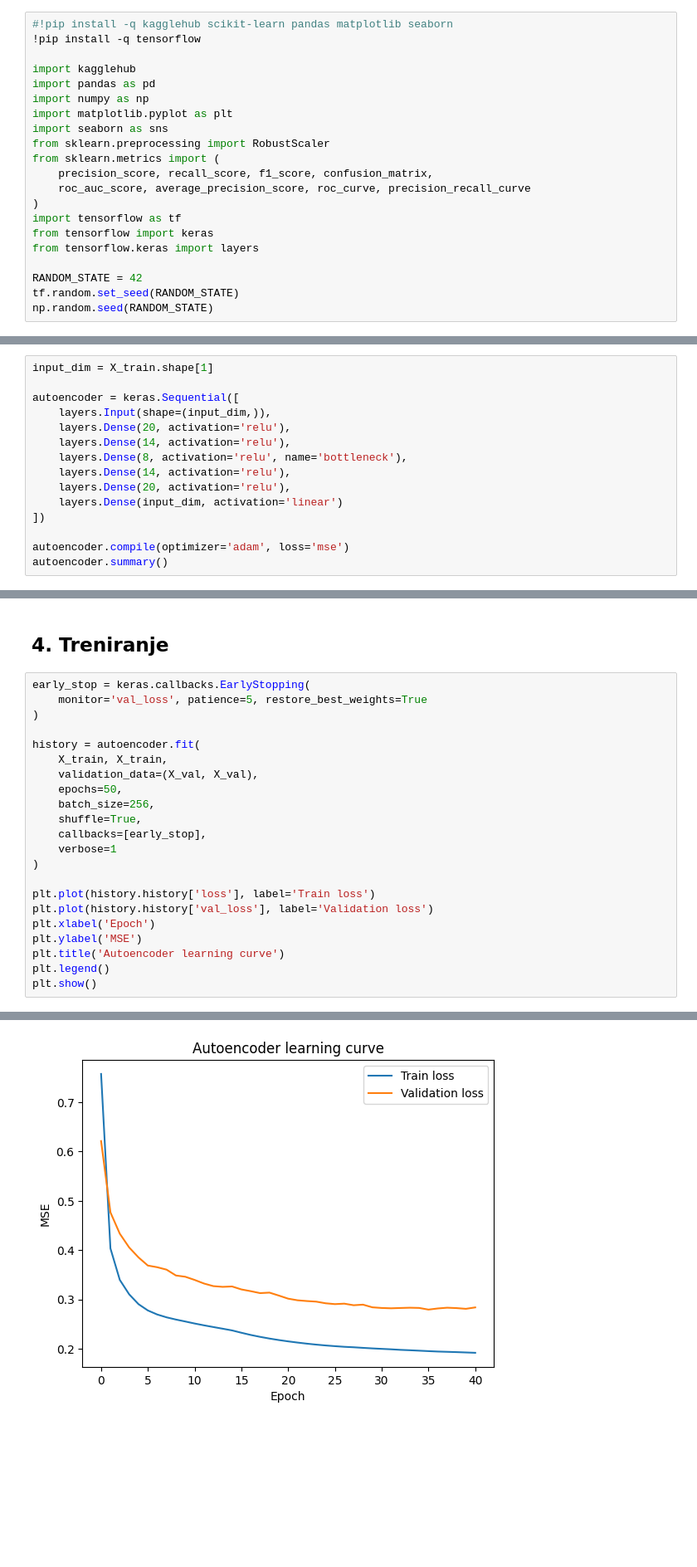
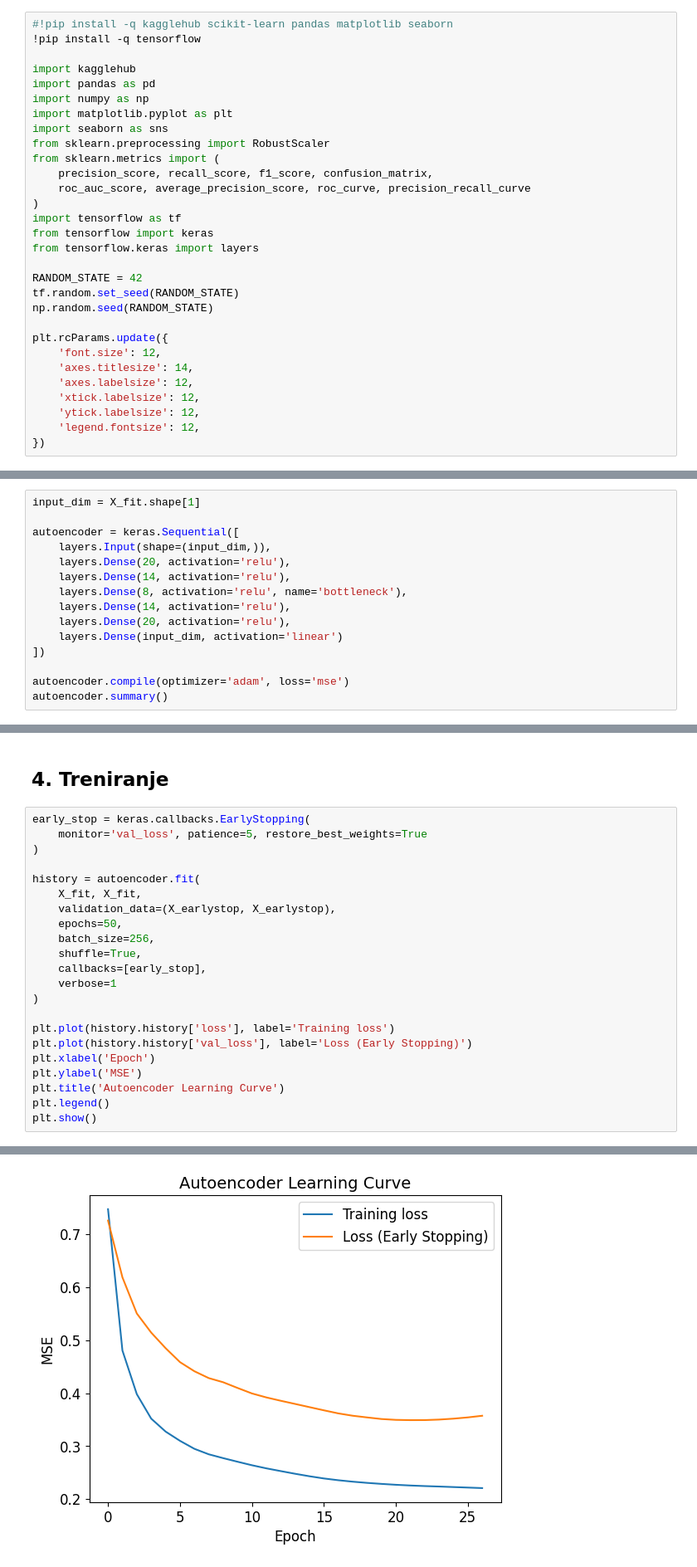
Before and after one commit to klarastankovic/anomaly-detection, a Jupyter notebook: autoencoder/autoencoder_keras_tensor.ipynb, the cells around one changed output, grey strips where cells are left out. Shown at 83% size. Saved outputs shown, nothing was run; the diff lists cells and outputs as text; blank space fills up the shorter version.

Commit message:
Update isolation forest, autoencoder keras, model comparison and prototip notebooks

```diff
--- a/autoencoder/autoencoder_keras_tensor.ipynb
+++ b/autoencoder/autoencoder_keras_tensor.ipynb
@@ -25,6 +27,15 @@ from tensorflow.keras import layers
 RANDOM_STATE = 42
 tf.random.set_seed(RANDOM_STATE)
 np.random.seed(RANDOM_STATE)
+
+plt.rcParams.update({
+    'font.size': 12,
+    'axes.titlesize': 14,
+    'axes.labelsize': 12,
+    'xtick.labelsize': 12,
+    'ytick.labelsize': 12,
+    'legend.fontsize': 12,
+})
 # %% [markdown]
 ## 1. Učitavanje podataka
 # %%
@@ -83,7 +109,7 @@ Test (both classes): (85443, 30), Fraud rate: 0.1264 %
 
 Simetrična arhitektura enkoder – usko grlo – dekoder. Ulazna dimenzija odgovara broju značajki (30: V1–V28, Amount_scaled, Time_scaled).
 # %%
-input_dim = X_train.shape[1]
+input_dim = X_fit.shape[1]
 
 autoencoder = keras.Sequential([
     layers.Input(shape=(input_dim,)),
@@ -125,8 +151,8 @@ early_stop = keras.callbacks.EarlyStopping(
 )
 
 history = autoencoder.fit(
-    X_train, X_train,
-    validation_data=(X_val, X_val),
+    X_fit, X_fit,
+    validation_data=(X_earlystop, X_earlystop),
     epochs=50,
     batch_size=256,
     shuffle=True,
@@ -134,11 +160,11 @@ history = autoencoder.fit(
     verbose=1
 )
 
-plt.plot(history.history['loss'], label='Train loss')
-plt.plot(history.history['val_loss'], label='Validation loss')
+plt.plot(history.history['loss'], label='Training loss')
+plt.plot(history.history['val_loss'], label='Loss (Early Stopping)')
 plt.xlabel('Epoch')
 plt.ylabel('MSE')
-plt.title('Autoencoder learning curve')
+plt.title('Autoencoder Learning Curve')
 plt.legend()
 plt.show()
 # %% [output]
@@ -162 +188 @@ Epoch 41/50
-[figure, old version]
+[figure, new version]
```
Also changed, not shown: parts of 25 cells of this notebook, 4 other files.
